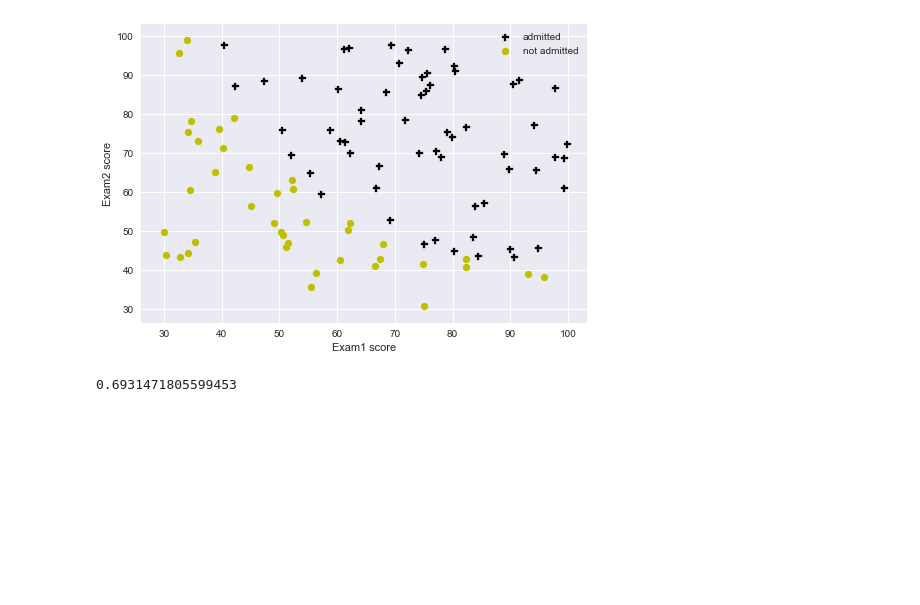
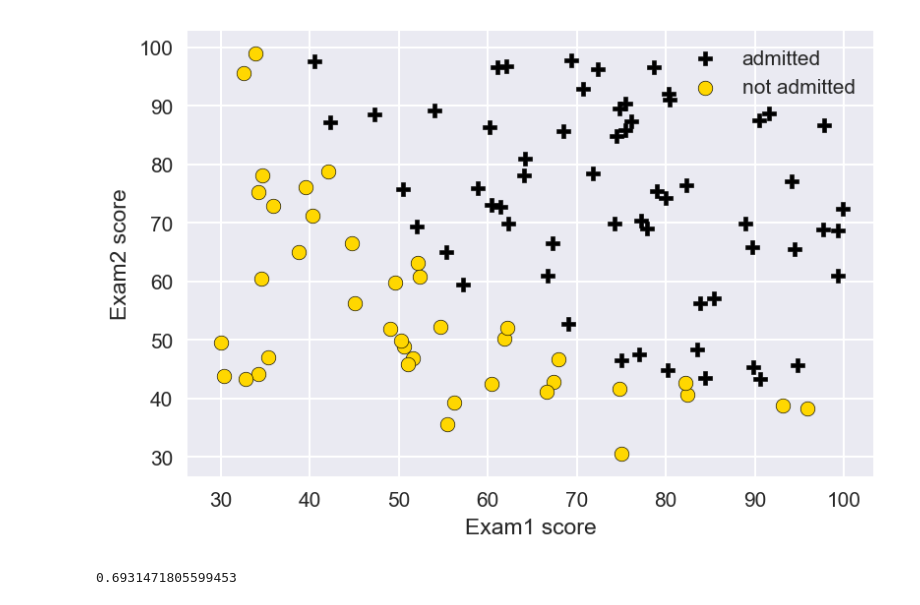
Before and after one commit to reza-sohrabi/Coursera-Machine-Learning-in-Python, a Jupyter notebook: Excercise 2/ex2.ipynb, the cells around one changed output. Cells and saved outputs as stored; diff of their text form; code cells hidden in the pictures; blank space fills up the shorter version.

```diff
--- a/Excercise 2/ex2.ipynb
+++ b/Excercise 2/ex2.ipynb
@@ -3,6 +3,8 @@ import pandas as pd
 import numpy as np
 import matplotlib.pyplot as plt
 import seaborn as sns
+plt.rcParams['figure.dpi']=150
+plt.rcParams['figure.figsize']=(6,4)
 # %%
 data = pd.read_csv('ex2data1.txt', header=None)
 data = data.values
@@ -12,15 +14,15 @@ Y = data[:, 2]
 # %%
 posX = X[Y == 1, :]
 negX = X[Y == 0, :]
 plt.scatter(posX[:, 1], posX[:, 2], marker='P', color='k', label='admitted')
 plt.scatter(negX[:, 1], negX[:, 2], marker='o',
-            color='y', label='not admitted')
+            color='gold', label='not admitted', edgecolor='k')
 plt.legend()
 plt.xlabel('Exam1 score')
 plt.ylabel('Exam2 score')
 plt.show()
 # %% [output]
-[figure, old version]
+[figure, new version]
 # %%
 def sigmoid(x):
     return 1 / (1 + np.exp(-x))
```
Also changed, not shown: parts of 6 cells of this notebook.
